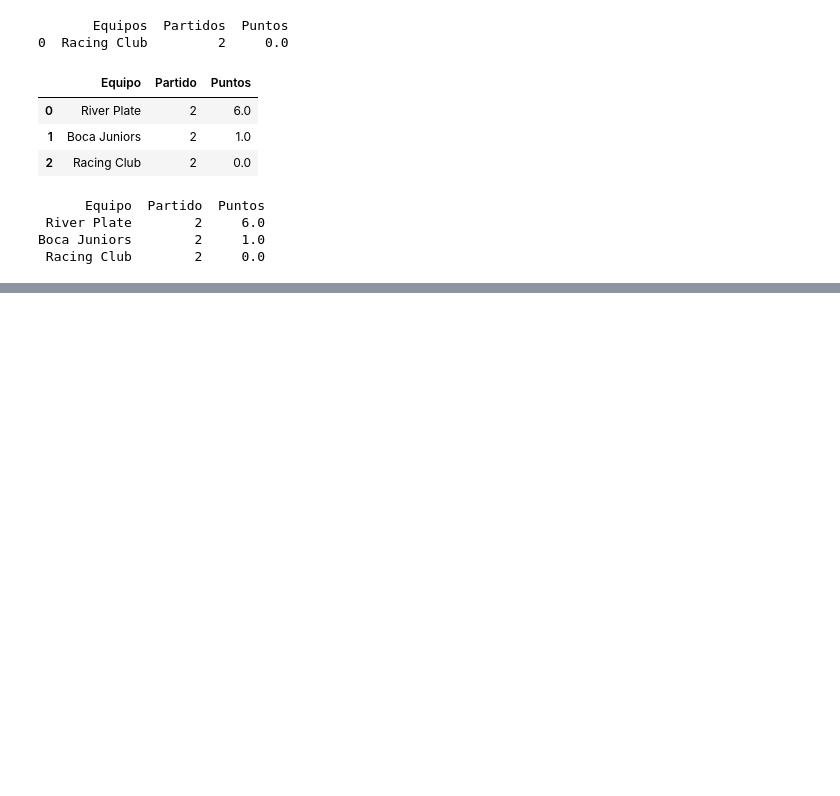
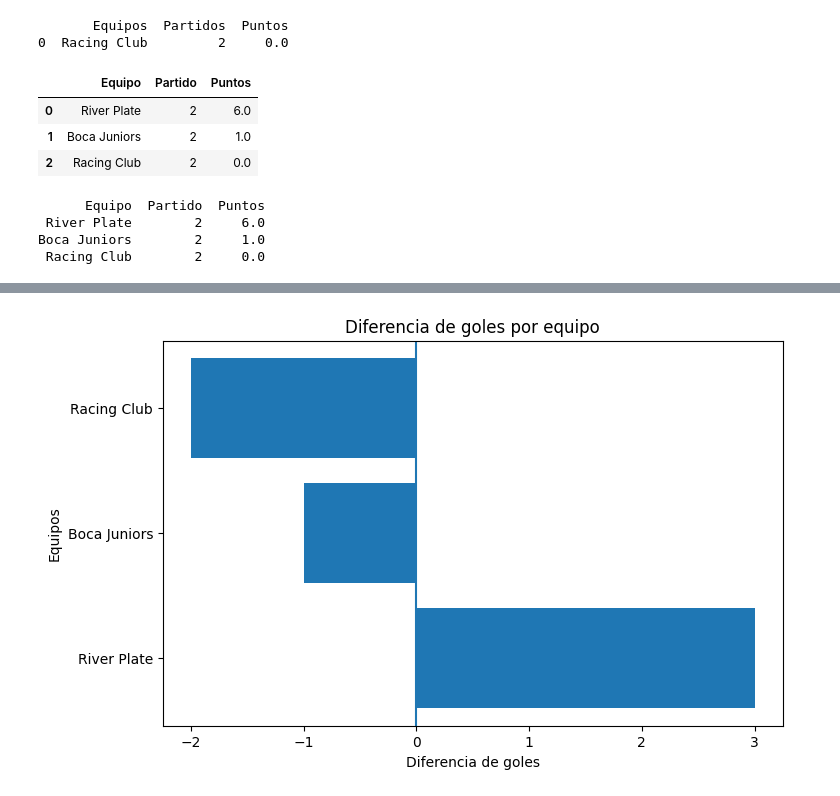
Before and after one commit to Carhl89/An-lisis-Futbol-Argentino, a Jupyter notebook: analisis_futbol_argentino.ipynb, the cells around one changed output, grey strips where cells are left out. Cells and saved outputs as stored; diff of their text form; code cells hidden in the pictures; blank space fills up the shorter version.

```diff
--- a/analisis_futbol_argentino.ipynb
+++ b/analisis_futbol_argentino.ipynb
@@ -151,0 +261,15 @@ Boca Juniors        2     1.0
+# %%
+plt.figure(figsize=(8,5))
+
+plt.barh(
+    posiciones["Equipo"],
+    posiciones["DG"]
+)
+
+plt.title("Diferencia de goles por equipo")
+plt.xlabel("Diferencia de goles")
+plt.ylabel("Equipos")
+plt.axvline(x=0)
+plt.show()
+# %% [output]
+[figure, added]
```
Also changed, not shown: parts of 7 cells of this notebook.
